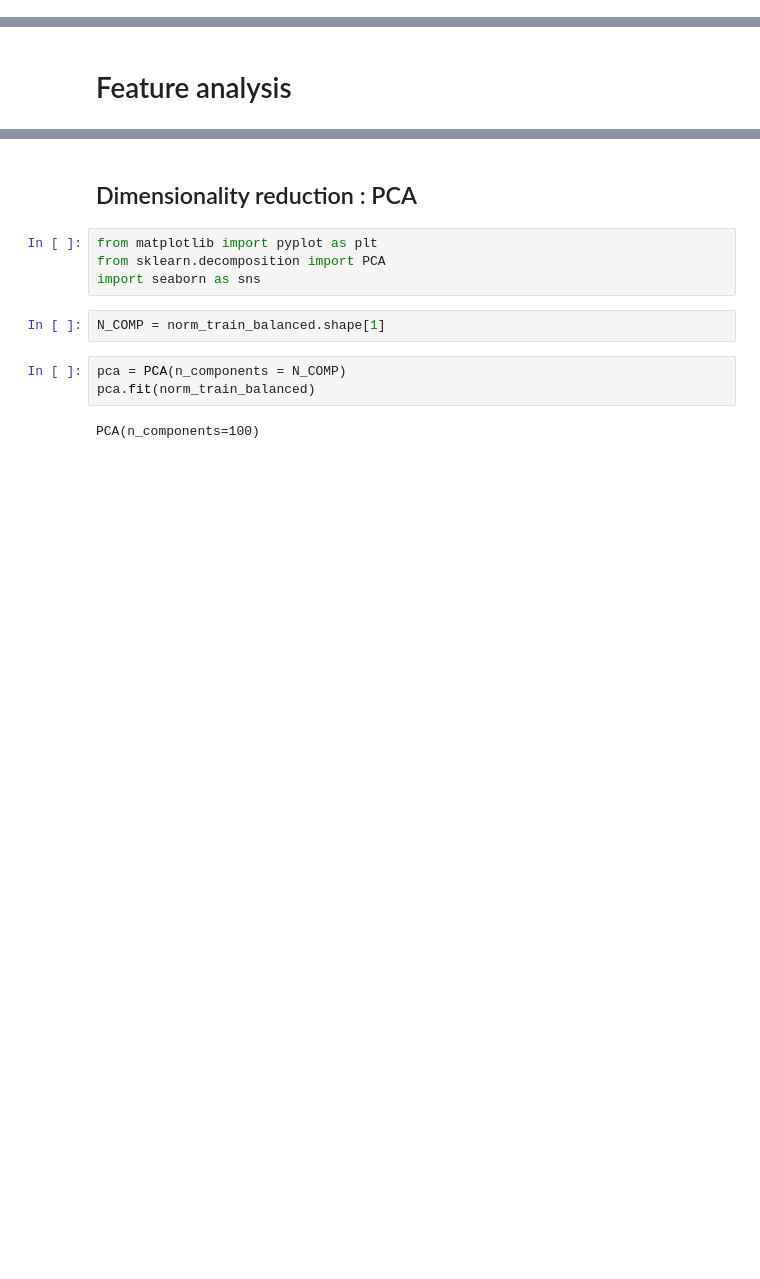
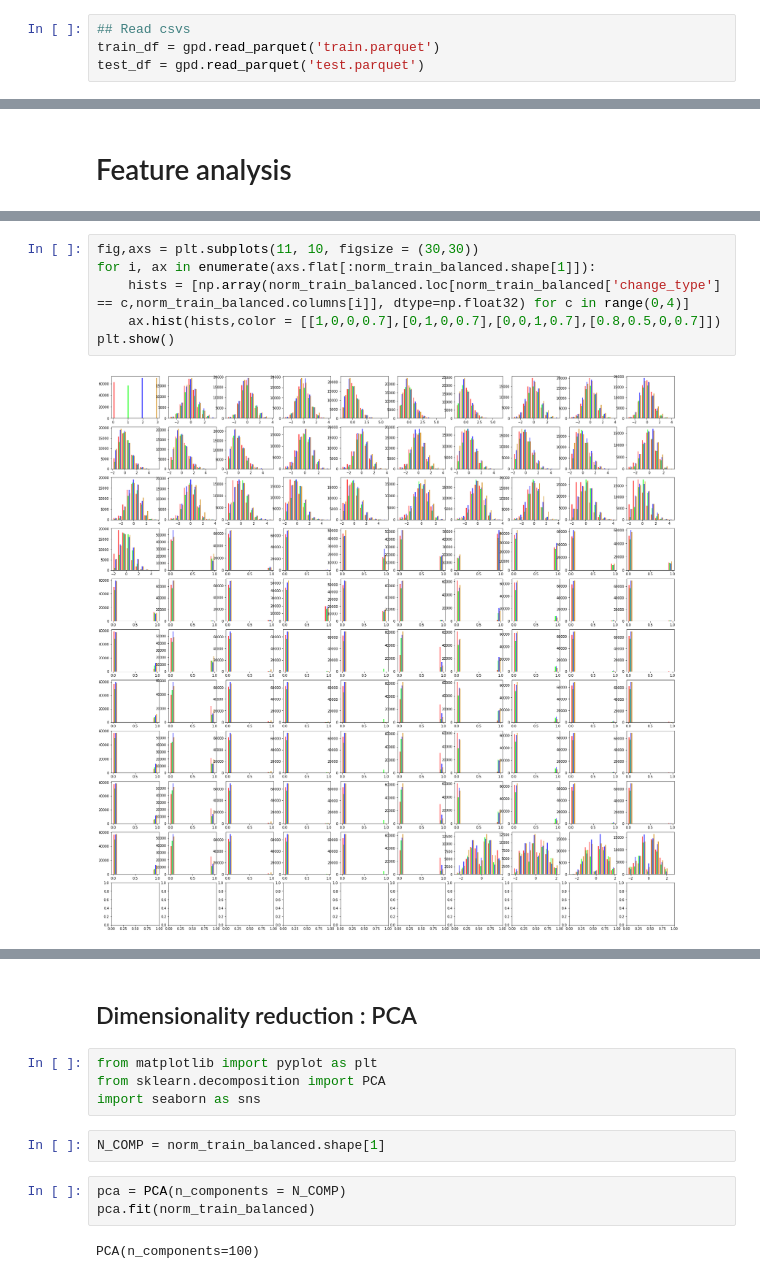
Before and after one commit to amigourou/land-changing-type-prediction, a Jupyter notebook: data_processing.ipynb, the cells around one changed output, grey strips where cells are left out. Cells and saved outputs as stored; diff of their text form; blank space fills up the shorter version.

```diff
--- a/data_processing.ipynb
+++ b/data_processing.ipynb
@@ -15,3 +21,7 @@ test_df = gpd.read_file('test.geojson', index_col=0)
+# %%
+## Read csvs
+train_df = gpd.read_parquet('train.parquet')
+test_df = gpd.read_parquet('test.parquet')
 # %%
 from matplotlib import pyplot as plt
 plt.hist(train_df['change_type'])
@@ -219,0 +266,8 @@ print(norm_train_balanced.shape)
+# %%
+fig,axs = plt.subplots(11, 10, figsize = (30,30))
+for i, ax in enumerate(axs.flat[:norm_train_balanced.shape[1]]):
+    hists = [np.array(norm_train_balanced.loc[norm_train_balanced['change_type'] == c,norm_train_balanced.columns[i]], dtype=np.float32) for c in range(0,4)]
+    ax.hist(hists,color = [[1,0,0,0.7],[0,1,0,0.7],[0,0,1,0.7],[0.8,0.5,0,0.7]])
+plt.show()
+# %% [output]
+[figure, added]
```
Also changed, not shown: parts of 28 cells of this notebook, 3 other files.
